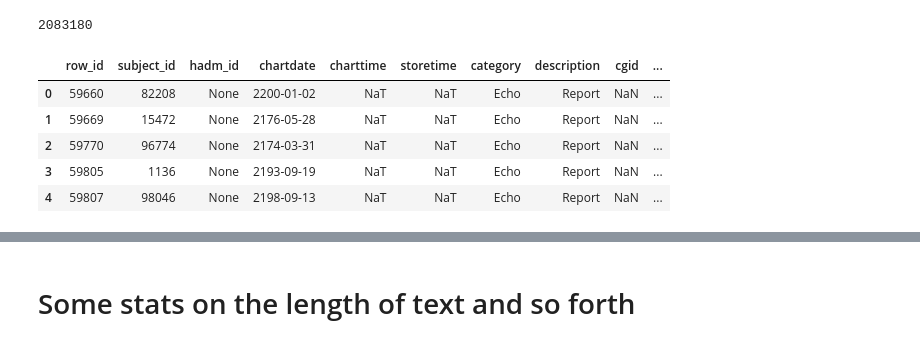
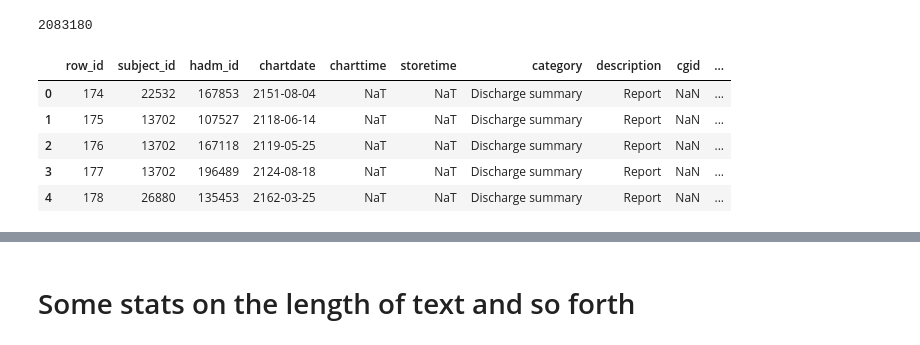
Before and after one commit to johntiger1/multimodal_fairness, a Jupyter notebook: MIMIC-Data-Explore-Text-Stats.ipynb, the cells around one changed output, grey strips where cells are left out. Drawn from its saved outputs; the diff is of its cells as text; code cells hidden in the pictures.

```diff
--- a/MIMIC-Data-Explore-Text-Stats.ipynb
+++ b/MIMIC-Data-Explore-Text-Stats.ipynb
@@ -74,18 +74,18 @@ print(len(df))
 # %%
 query = query_schema + """
 SELECT *
 FROM noteevents
-where HADM_ID is NULL
+where HADM_ID is not NULL
 """
 df = pd.read_sql_query(query, con)
 df.head()
 # %% [output]
 |  | row_id | subject_id | hadm_id | chartdate | charttime | storetime | category | description | cgid | ... |
-| 0 | 59660 | 82208 | None | 2200-01-02 | NaT | NaT | Echo | Report | NaN | ... |
-| 1 | 59669 | 15472 | None | 2176-05-28 | NaT | NaT | Echo | Report | NaN | ... |
-| 2 | 59770 | 96774 | None | 2174-03-31 | NaT | NaT | Echo | Report | NaN | ... |
-| 3 | 59805 | 1136 | None | 2193-09-19 | NaT | NaT | Echo | Report | NaN | ... |
-| 4 | 59807 | 98046 | None | 2198-09-13 | NaT | NaT | Echo | Report | NaN | ... |
+| 0 | 174 | 22532 | 167853 | 2151-08-04 | NaT | NaT | Discharge summary | Report | NaN | ... |
+| 1 | 175 | 13702 | 107527 | 2118-06-14 | NaT | NaT | Discharge summary | Report | NaN | ... |
+| 2 | 176 | 13702 | 167118 | 2119-05-25 | NaT | NaT | Discharge summary | Report | NaN | ... |
+| 3 | 177 | 13702 | 196489 | 2124-08-18 | NaT | NaT | Discharge summary | Report | NaN | ... |
+| 4 | 178 | 26880 | 135453 | 2162-03-25 | NaT | NaT | Discharge summary | Report | NaN | ... |
 # %%
 df.count()
 # %% [output]
```
Also changed, not shown: parts of 4 cells of this notebook.
